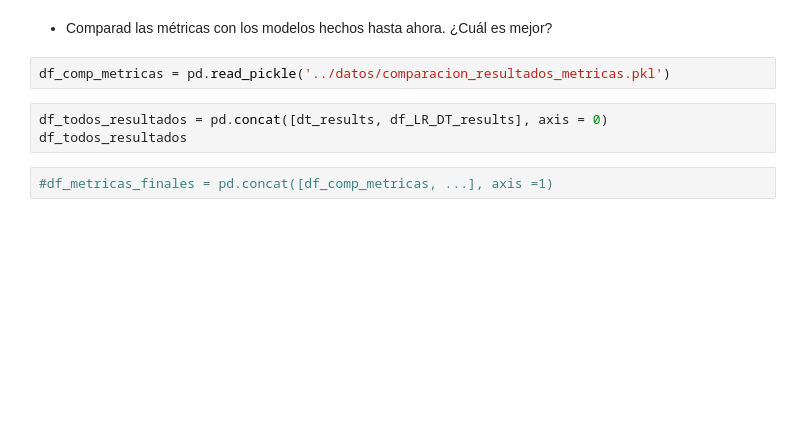
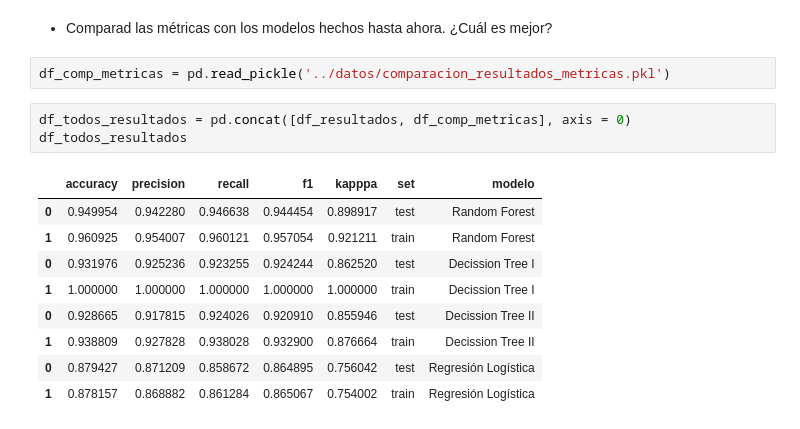
Before and after one commit to Adalab/promo_d_da_modulo3_sprint1_Estibaliz_Lorena, a Jupyter notebook: Regresión Logistica/pair_regresion_logistica6_random_forest.ipynb, the cells around one changed output. Drawn from its saved outputs; the diff is of its cells as text; blank space fills up the shorter version.

```diff
--- a/Regresión Logistica/pair_regresion_logistica6_random_forest.ipynb
+++ b/Regresión Logistica/pair_regresion_logistica6_random_forest.ipynb
@@ -114,10 +153,18 @@ df_resultados
 # %%
 df_comp_metricas = pd.read_pickle('../datos/comparacion_resultados_metricas.pkl')
 # %%
-df_todos_resultados = pd.concat([dt_results, df_LR_DT_results], axis = 0)
+df_todos_resultados = pd.concat([df_resultados, df_comp_metricas], axis = 0)
 df_todos_resultados
+# %% [output]
+|  | accuracy | precision | recall | f1 | kapppa | set | modelo |
+| 0 | 0.949954 | 0.942280 | 0.946638 | 0.944454 | 0.898917 | test | Random Forest |
+| 1 | 0.960925 | 0.954007 | 0.960121 | 0.957054 | 0.921211 | train | Random Forest |
+| 0 | 0.931976 | 0.925236 | 0.923255 | 0.924244 | 0.862520 | test | Decission Tree I |
+| 1 | 1.000000 | 1.000000 | 1.000000 | 1.000000 | 1.000000 | train | Decission Tree I |
+| 0 | 0.928665 | 0.917815 | 0.924026 | 0.920910 | 0.855946 | test | Decission Tree II |
+| 1 | 0.938809 | 0.927828 | 0.938028 | 0.932900 | 0.876664 | train | Decission Tree II |
+| 0 | 0.879427 | 0.871209 | 0.858672 | 0.864895 | 0.756042 | test | Regresión Logística |
+| 1 | 0.878157 | 0.868882 | 0.861284 | 0.865067 | 0.754002 | train | Regresión Logística |
-# %%
-#df_metricas_finales = pd.concat([df_comp_metricas, ...], axis =1)
 # %%
 #vemos la importancia de las variables predictoras con el método feature_importantes_
 
```
Also changed, not shown: parts of 13 cells of this notebook, 7 other files.
